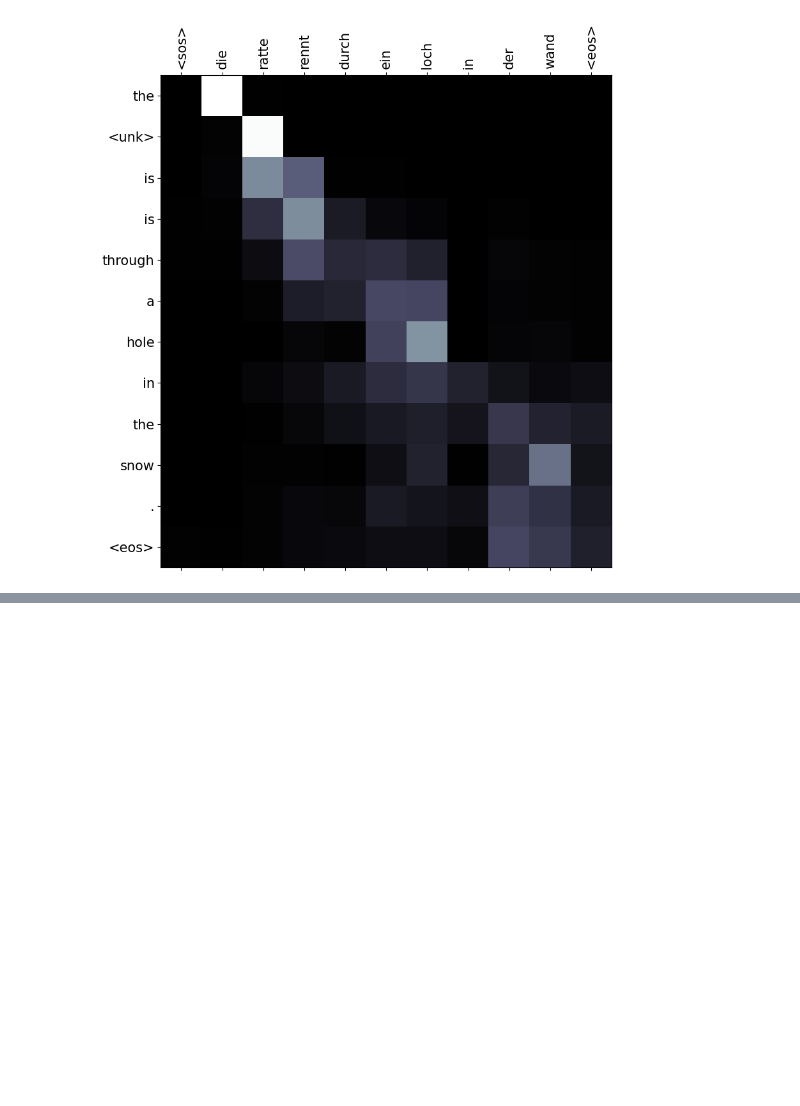
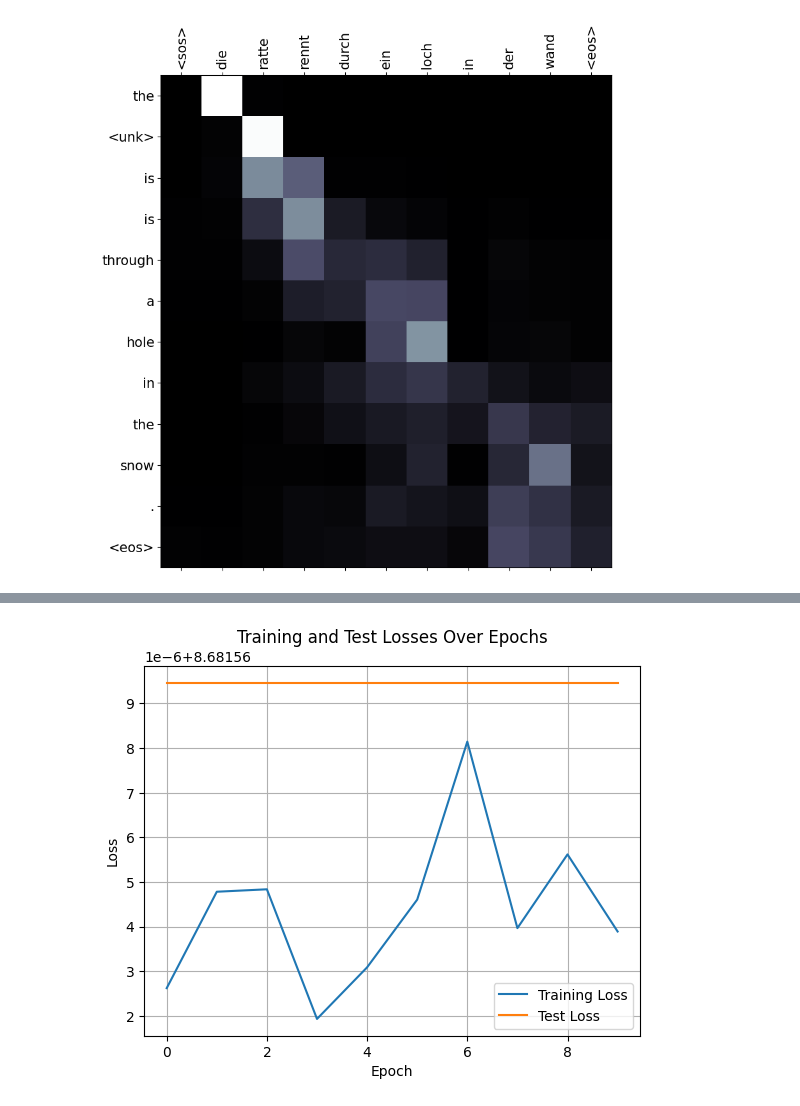
Before and after one commit to AmoguJUduka/MachineLearning, a Jupyter notebook: DeepLearningAssignments/BasicLSTM_Pytorch.ipynb, the cells around one changed output, grey strips where cells are left out. Drawn from its saved outputs; the diff is of its cells as text; code cells hidden in the pictures; blank space fills up the shorter version.

```diff
--- a/DeepLearningAssignments/BasicLSTM_Pytorch.ipynb
+++ b/DeepLearningAssignments/BasicLSTM_Pytorch.ipynb
@@ -549,7 +548,7 @@ best_valid_loss = float("inf")
 for epoch in tqdm.tqdm(range(n_epochs)):
     # Get the training loss for the current epoch
     epoch_train_loss = train_fn(
-        model,
+        model1,
         train_data_loader,
         optimizer,
         criterion,
@@ -561,7 +560,7 @@ for epoch in tqdm.tqdm(range(n_epochs)):
 
     # Get the validation loss for the current epoch
     epoch_valid_loss = evaluate_fn(
-        model,
+        model1,
         valid_data_loader,
         criterion,
         device,
@@ -571,7 +570,7 @@ for epoch in tqdm.tqdm(range(n_epochs)):
     # Check if the validation loss is the best we've seen so far
     if epoch_valid_loss < best_valid_loss:
         best_valid_loss = epoch_valid_loss
-        torch.save(model.state_dict(), "tut3-model.pt")
+        torch.save(model1.state_dict(), "tut3-model1.pt")
 
     # Print the training and validation losses for the current epoch
     print(f"\tTrain Loss: {epoch_train_loss:7.3f} | Train PPL: {np.exp(epoch_train_loss):7.3f}")
@@ -698,0 +837,11 @@ plot_attention(sentence_tokens, translation, attention)
+# %%
+plt.plot(range(n_epochs), train_losses_, label="Training Loss")
+plt.plot(range(n_epochs), valid_losses_, label="Test Loss")
+plt.xlabel("Epoch")
+plt.ylabel("Loss")
+plt.legend()
+plt.title("Training and Test Losses Over Epochs")
+plt.grid()
+plt.show()
+# %% [output]
+[figure, added]
```
Also changed, not shown: parts of 52 cells of this notebook.
